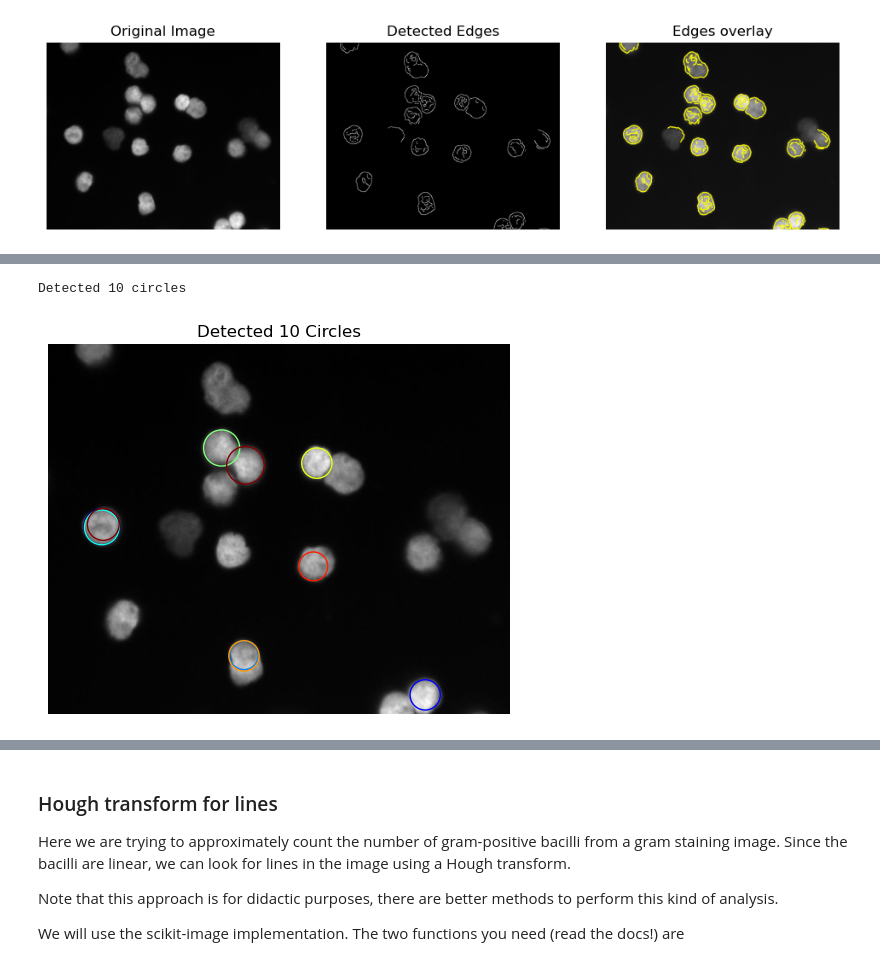
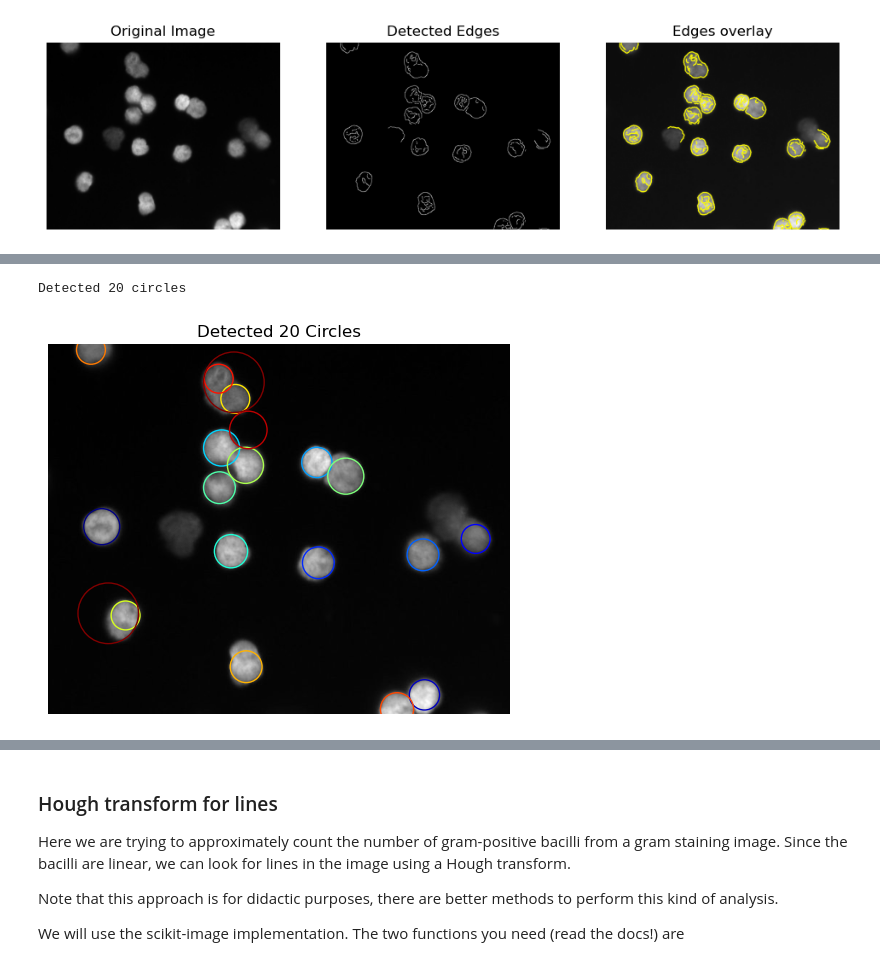
Before and after one commit to TranslationalML/course-image-analysis, a Jupyter notebook: module2/feature_extraction.ipynb, the cells around one changed output, grey strips where cells are left out. Drawn from its saved outputs; the diff is of its cells as text; code cells hidden in the pictures.

```diff
--- a/module2/feature_extraction.ipynb
+++ b/module2/feature_extraction.ipynb
@@ -57,11 +52,8 @@ Edge detections allows us to find regions of the image with sharp contrast, that
 A commonly used algorithm is the Canny algorithm, open and read the documentation in scikit-image
 - <https://scikit-image.org/docs/stable/api/skimage.feature.html#skimage.feature.canny>
 # %%
-# Apply histogram equalization to improve contrast
-#img = exposure.equalize_hist(img)
-
 # Detect edges using Canny edge detector
-edges = canny(img)
+edges = canny(img, sigma=1.0)
 
 # create an overlay of the edges on the original image
 edges_overlay = segmentation.mark_boundaries(img, np.array(edges,dtype=np.uint8), mode='thick')
@@ -90,31 +94,40 @@ The Hough transform is a fast and efficient approach to detecting lines, circles
 # %%
 
 # Define the range of radii to search for circles
+# This is a great way to input domain knowledge - how big are the cells you want to find (in pixels)?
+# Refer to the first visualisation of the image which has axis ticks to get an idea of the size of the cells
 min_radius = 20
 max_radius = 50
 
-# Apply the Hough transform to detect circles
+# define the separation between circles - how far apart are cells (in pixels)?
+# Refer to the first visualisation of the image which has axis ticks to get an idea of the separation of the cells
+min_xdistance=20
+min_ydistance=20
+
+# Apply the Hough transform on the edges image to detect circles
 hough_radii = np.arange(min_radius, max_radius + 1)
 hough_res = hough_circle(edges, hough_radii)
 
 # Find the most prominent circles
-accums, cx, cy, radii = hough_circle_peaks(hough_res, hough_radii, total_num_peaks=10)
+accums, cx, cy, radii = hough_circle_peaks(hough_res, hough_radii,
+                                           min_xdistance=min_xdistance, min_ydistance=min_ydistance,
+                                           total_num_peaks=20)
 n_circles=radii.shape[0]
 print(f'Detected {n_circles} circles')
 
 
 # Display the original image with detected circles in different colors
 cm=plt.cm.jet # get a colormap
 fig, ax = plt.subplots()
 ax.imshow(img, cmap='gray')
 
 for i, (center_y, center_x, radius) in enumerate(zip(cy, cx, radii)):
     circle = plt.Circle((center_x, center_y), radius, color=cm(i/(n_circles-2)), fill=False)
     ax.add_patch(circle)
 
 plt.title(f'Detected {n_circles} Circles')
 plt.axis('off')
 plt.show()
 # %% [output]
-Detected 10 circles
+Detected 20 circles
-[figure, old version]
+[figure, new version]
```
Also changed, not shown: parts of 12 cells of this notebook.
